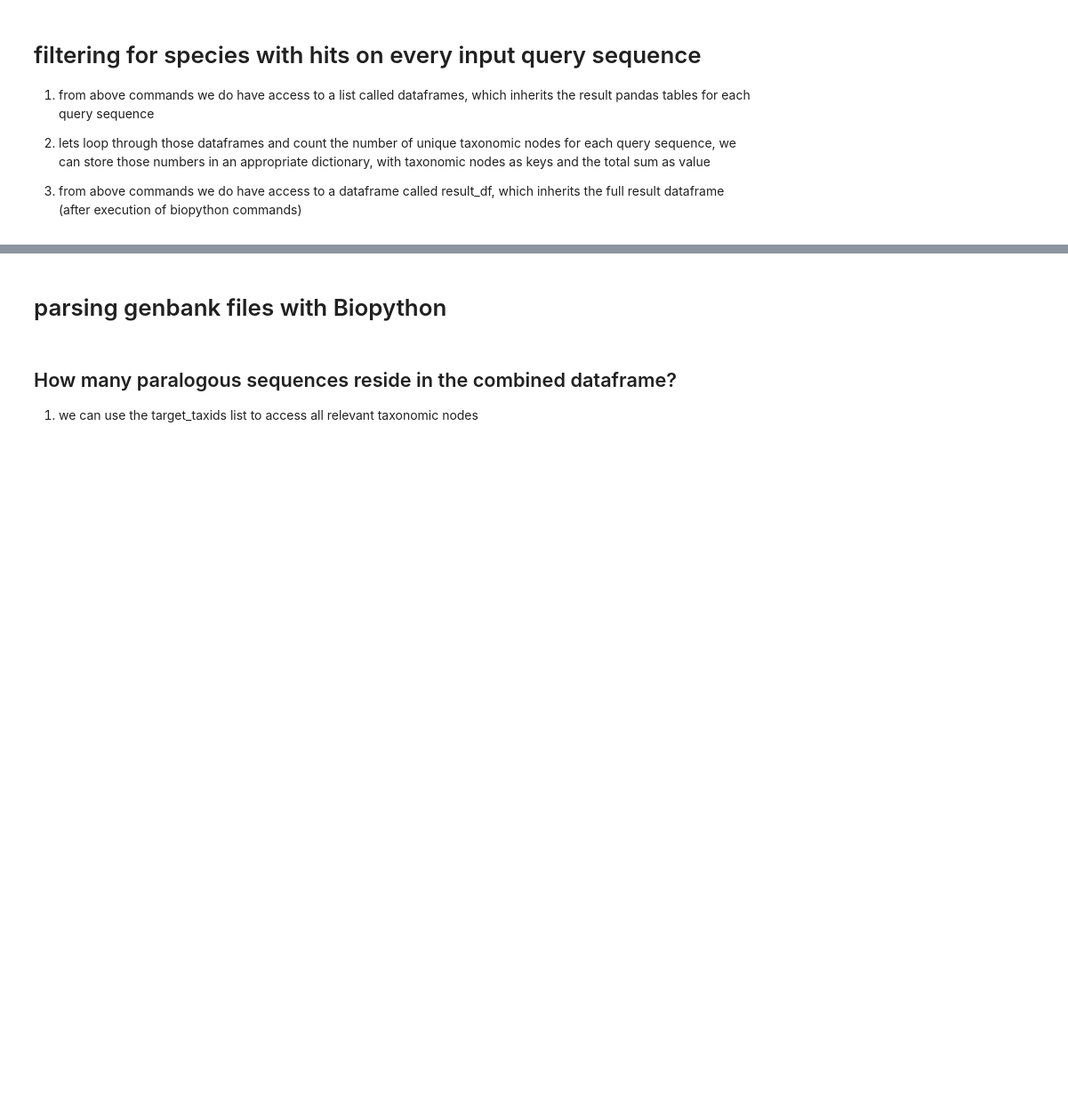
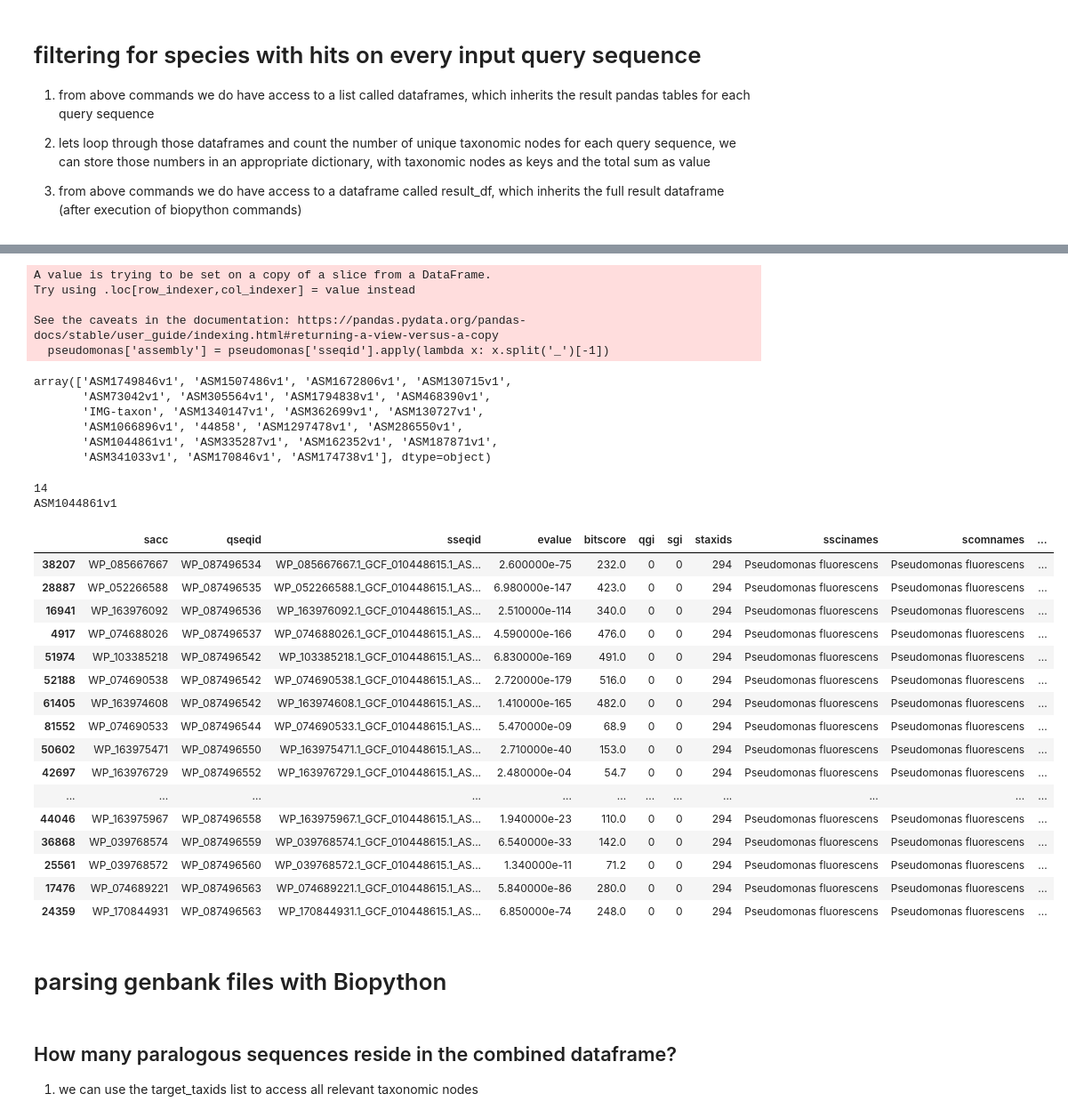
Before and after one commit to Kanomble/ncbi_transactions, a Jupyter notebook: scripts/parse_reciprocal_results.ipynb, the cells around one changed output, grey strips where cells are left out. Shown at 89% size. Drawn from its saved outputs; the diff is of its cells as text; code cells hidden in the pictures; blank space fills up the shorter version.

```diff
--- a/scripts/parse_reciprocal_results.ipynb
+++ b/scripts/parse_reciprocal_results.ipynb
@@ -385,0 +489,2 @@ for hit in full_operon_hits.keys():
+# %%
+summary_file = pd.read_table(summary_filepath,skiprows=[0])
@@ -385,0 +495,4 @@ for hit in full_operon_hits.keys():
+# %%
+for taxid in target_taxids:
+    target = summary_file[summary_file['taxid'] == taxid]['ftp_path']
+    print(taxid , len(target))
@@ -400,2 +530,2 @@ array(['Achromobacter xylosoxidans', 'Pseudomonas fluorescens',
 # %%
-full_combined_dataframe[full_combined_dataframe['sscinames'] == 'Rhodoferax sp']
+pseudomonas = full_combined_dataframe[full_combined_dataframe['sscinames'] == 'Pseudomonas fluorescens']
@@ -404,3 +544,49 @@ full_combined_dataframe[full_combined_dataframe['sscinames'] == 'Rhodoferax sp']
+# %%
+pseudomonas['assembly'] = pseudomonas['sseqid'].apply(lambda x: x.split('_')[-1])
+# %% [output]
+A value is trying to be set on a copy of a slice from a DataFrame.
+Try using .loc[row_indexer,col_indexer] = value instead
+
+See the caveats in the documentation: https://pandas.pydata.org/pandas-docs/stable/user_guide/indexing.html#returning-a-view-versus-a-copy
+  pseudomonas['assembly'] = pseudomonas['sseqid'].apply(lambda x: x.split('_')[-1])
+# %%
+pseudomonas['assembly'].unique()
+# %% [output]
+array(['ASM1749846v1', 'ASM1507486v1', 'ASM1672806v1', 'ASM130715v1',
+       'ASM73042v1', 'ASM305564v1', 'ASM1794838v1', 'ASM468390v1',
+       'IMG-taxon', 'ASM1340147v1', 'ASM362699v1', 'ASM130727v1',
+       'ASM1066896v1', '44858', 'ASM1297478v1', 'ASM286550v1',
+       'ASM1044861v1', 'ASM335287v1', 'ASM162352v1', 'ASM187871v1',
+       'ASM341033v1', 'ASM170846v1', 'ASM174738v1'], dtype=object)
+# %%
+for assembly in pseudomonas['assembly'].unique():
+    trans_df = pseudomonas[pseudomonas['assembly'] == assembly]
+    if len(trans_df) >= 20:
+        print(len(trans_df['qseqid'].unique()))
+        print(assembly)
+# %% [output]
+14
+ASM1044861v1
+# %%
+pseudomonas[pseudomonas['assembly'] == 'ASM1044861v1']
+# %% [output]
+|  | sacc | qseqid | sseqid | evalue | bitscore | qgi | sgi | staxids | sscinames | scomnames | ... |
+| 38207 | WP_085667667 | WP_087496534 | WP_085667667.1_GCF_010448615.1_AS... | 2.600000e-75 | 232.0 | 0 | 0 | 294 | Pseudomonas fluorescens | Pseudomonas fluorescens | ... |
+| 28887 | WP_052266588 | WP_087496535 | WP_052266588.1_GCF_010448615.1_AS... | 6.980000e-147 | 423.0 | 0 | 0 | 294 | Pseudomonas fluorescens | Pseudomonas fluorescens | ... |
+| 16941 | WP_163976092 | WP_087496536 | WP_163976092.1_GCF_010448615.1_AS... | 2.510000e-114 | 340.0 | 0 | 0 | 294 | Pseudomonas fluorescens | Pseudomonas fluorescens | ... |
+| 4917 | WP_074688026 | WP_087496537 | WP_074688026.1_GCF_010448615.1_AS... | 4.590000e-166 | 476.0 | 0 | 0 | 294 | Pseudomonas fluorescens | Pseudomonas fluorescens | ... |
+| 51974 | WP_103385218 | WP_087496542 | WP_103385218.1_GCF_010448615.1_AS... | 6.830000e-169 | 491.0 | 0 | 0 | 294 | Pseudomonas fluorescens | Pseudomonas fluorescens | ... |
+| 52188 | WP_074690538 | WP_087496542 | WP_074690538.1_GCF_010448615.1_AS... | 2.720000e-179 | 516.0 | 0 | 0 | 294 | Pseudomonas fluorescens | Pseudomonas fluorescens | ... |
+| 61405 | WP_163974608 | WP_087496542 | WP_163974608.1_GCF_010448615.1_AS... | 1.410000e-165 | 482.0 | 0 | 0 | 294 | Pseudomonas fluorescens | Pseudomonas fluorescens | ... |
+| 81552 | WP_074690533 | WP_087496544 | WP_074690533.1_GCF_010448615.1_AS... | 5.470000e-09 | 68.9 | 0 | 0 | 294 | Pseudomonas fluorescens | Pseudomonas fluorescens | ... |
+| 50602 | WP_163975471 | WP_087496550 | WP_163975471.1_GCF_010448615.1_AS... | 2.710000e-40 | 153.0 | 0 | 0 | 294 | Pseudomonas fluorescens | Pseudomonas fluorescens | ... |
+| 42697 | WP_163976729 | WP_087496552 | WP_163976729.1_GCF_010448615.1_AS... | 2.480000e-04 | 54.7 | 0 | 0 | 294 | Pseudomonas fluorescens | Pseudomonas fluorescens | ... |
+| ... | ... | ... | ... | ... | ... | ... | ... | ... | ... | ... | ... |
+| 44046 | WP_163975967 | WP_087496558 | WP_163975967.1_GCF_010448615.1_AS... | 1.940000e-23 | 110.0 | 0 | 0 | 294 | Pseudomonas fluorescens | Pseudomonas fluorescens | ... |
+| 36868 | WP_039768574 | WP_087496559 | WP_039768574.1_GCF_010448615.1_AS... | 6.540000e-33 | 142.0 | 0 | 0 | 294 | Pseudomonas fluorescens | Pseudomonas fluorescens | ... |
+| 25561 | WP_039768572 | WP_087496560 | WP_039768572.1_GCF_010448615.1_AS... | 1.340000e-11 | 71.2 | 0 | 0 | 294 | Pseudomonas fluorescens | Pseudomonas fluorescens | ... |
+| 17476 | WP_074689221 | WP_087496563 | WP_074689221.1_GCF_010448615.1_AS... | 5.840000e-86 | 280.0 | 0 | 0 | 294 | Pseudomonas fluorescens | Pseudomonas fluorescens | ... |
+| 24359 | WP_170844931 | WP_087496563 | WP_170844931.1_GCF_010448615.1_AS... | 6.850000e-74 | 248.0 | 0 | 0 | 294 | Pseudomonas fluorescens | Pseudomonas fluorescens | ... |
 # %% [markdown]
 # parsing genbank files with Biopython
 # %%
```
Also changed, not shown: parts of 24 cells of this notebook, 11 other files.
